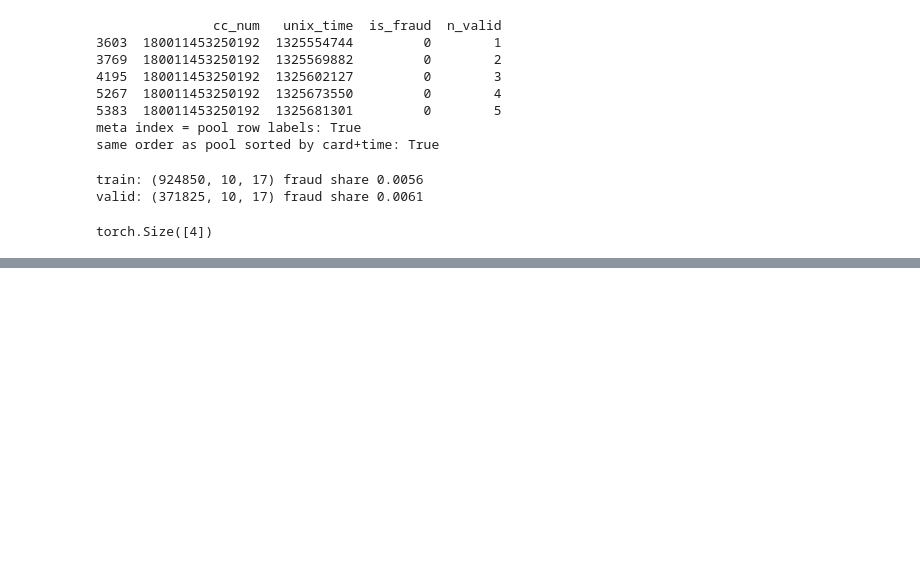
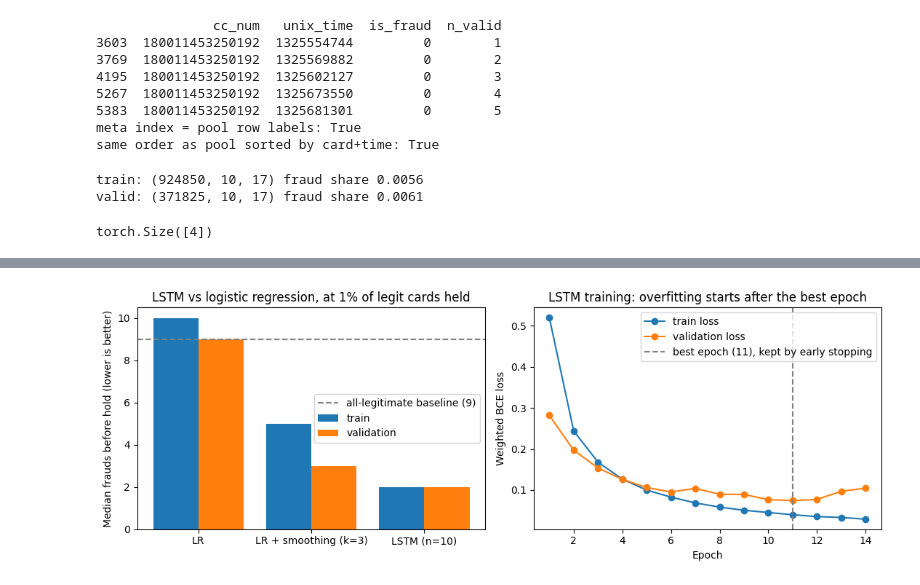
Before and after one commit to williamli218/mais202-team-2-fraud-bursts, a Jupyter notebook: notebooks/track02_williamli218.ipynb, the cells around one changed output, grey strips where cells are left out. Drawn from its saved outputs; the diff is of its cells as text; code cells hidden in the pictures; blank space fills up the shorter version.

```diff
--- a/notebooks/track02_williamli218.ipynb
+++ b/notebooks/track02_williamli218.ipynb
@@ -963,0 +992,16 @@ torch.Size([4])
+# %%
+import json, torch
+torch.save(lstm.state_dict(), "models/lstm_n10.pt")
+with open("models/lstm_n10.json", "w") as f:
+    json.dump({"features": lstm_cols, "n": 10, "hidden_dim": 32,
+               "mean": mean.tolist(), "std": std.tolist(), "history": history}, f, indent=2)
+# %%
+importlib.reload(models)
+from src import metrics
+
+s_lstm = models.lstm_scores(lstm, X_va)
+cards_va = meta_va["cc_num"].to_numpy()
+y_va_meta = meta_va["is_fraud"].to_numpy()
+
+print("LSTM:              ", metrics.median_frauds_before_hold(y_va_meta, s_lstm, cards_va, max_legit_hold_rate=0.01))
+print("LSTM + smoothing 3:", metrics.median_frauds_before_hold(y_va_meta, models.smooth_scores(s_lstm, cards_va), cards_va, max_legit_hold_rate=0.01))
@@ -963,0 +1080,37 @@ torch.Size([4])
+# %%
+import matplotlib.pyplot as plt
+import os
+os.makedirs("reports/figures", exist_ok=True)
+
+fig, (ax1, ax2) = plt.subplots(1, 2, figsize=(11, 4))
+
+# Left: train vs validation for each model
+names = list(results.keys())
+tr = [results[n][0] for n in names]
+va = [results[n][1] for n in names]
+x = np.arange(len(names))
+ax1.bar(x - 0.2, tr, width=0.4, label="train")
+ax1.bar(x + 0.2, va, width=0.4, label="validation")
+ax1.axhline(9, color="grey", linestyle="--", label="all-legitimate baseline (9)")
+ax1.set_xticks(x)
+ax1.set_xticklabels(names)
+ax1.set_ylabel("Median frauds before hold (lower is better)")
+ax1.set_title("LSTM vs logistic regression, at 1% of legit cards held")
+ax1.legend()
+
+# Right: LSTM loss curves
+ep = [h["epoch"] for h in history]
+ax2.plot(ep, [h["train_loss"] for h in history], marker="o", label="train loss")
+ax2.plot(ep, [h["valid_loss"] for h in history], marker="o", label="validation loss")
+best = min(history, key=lambda h: h["valid_loss"])["epoch"]
+ax2.axvline(best, color="grey", linestyle="--", label=f"best epoch ({best}), kept by early stopping")
+ax2.set_xlabel("Epoch")
+ax2.set_ylabel("Weighted BCE loss")
+ax2.set_title("LSTM training: overfitting starts after the best epoch")
+ax2.legend()
+
+plt.tight_layout()
+plt.savefig("reports/figures/d2_experiment.png", dpi=150)
+plt.show()
+# %% [output]
+[figure, added]
```
Also changed, not shown: parts of 21 cells of this notebook.
